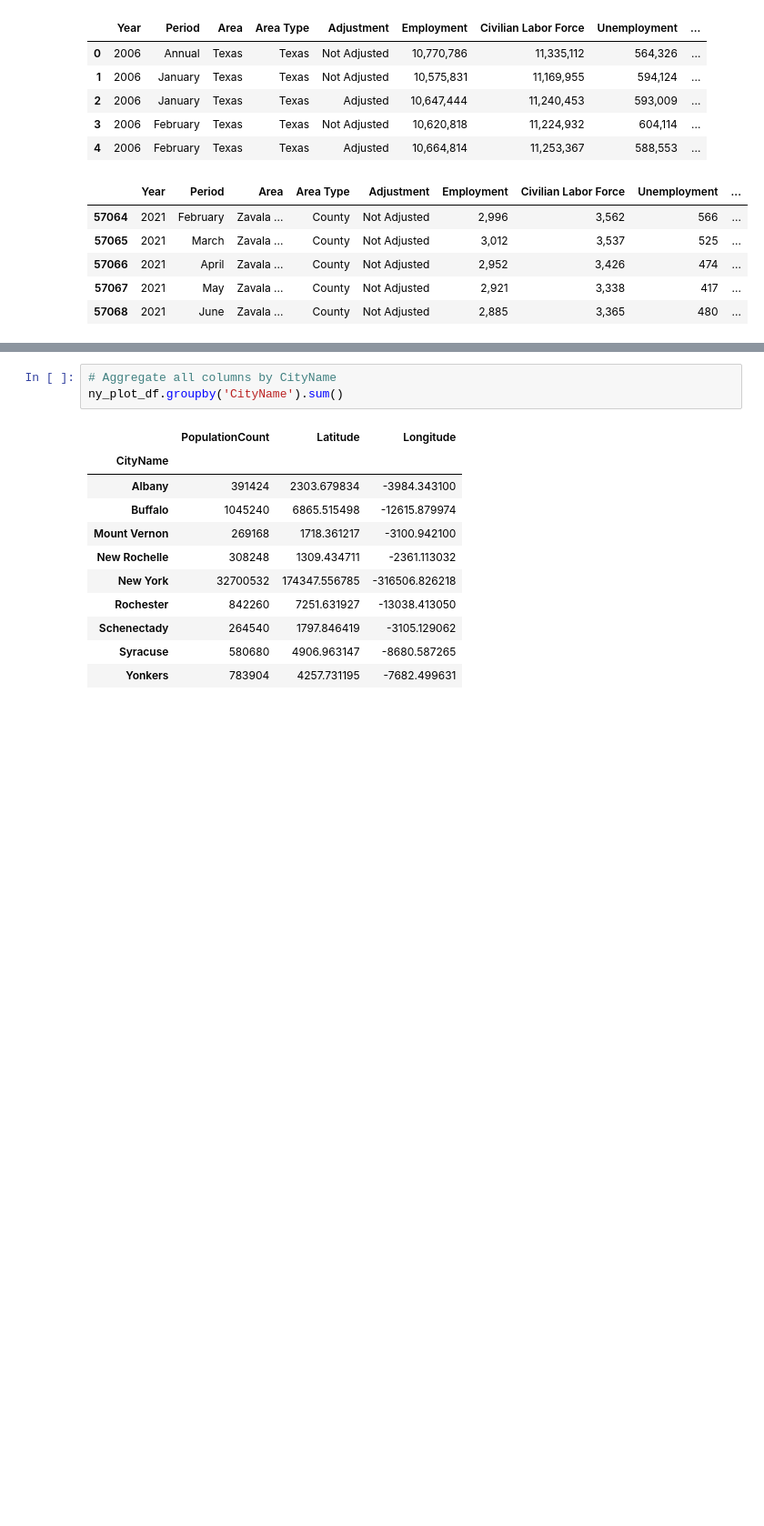
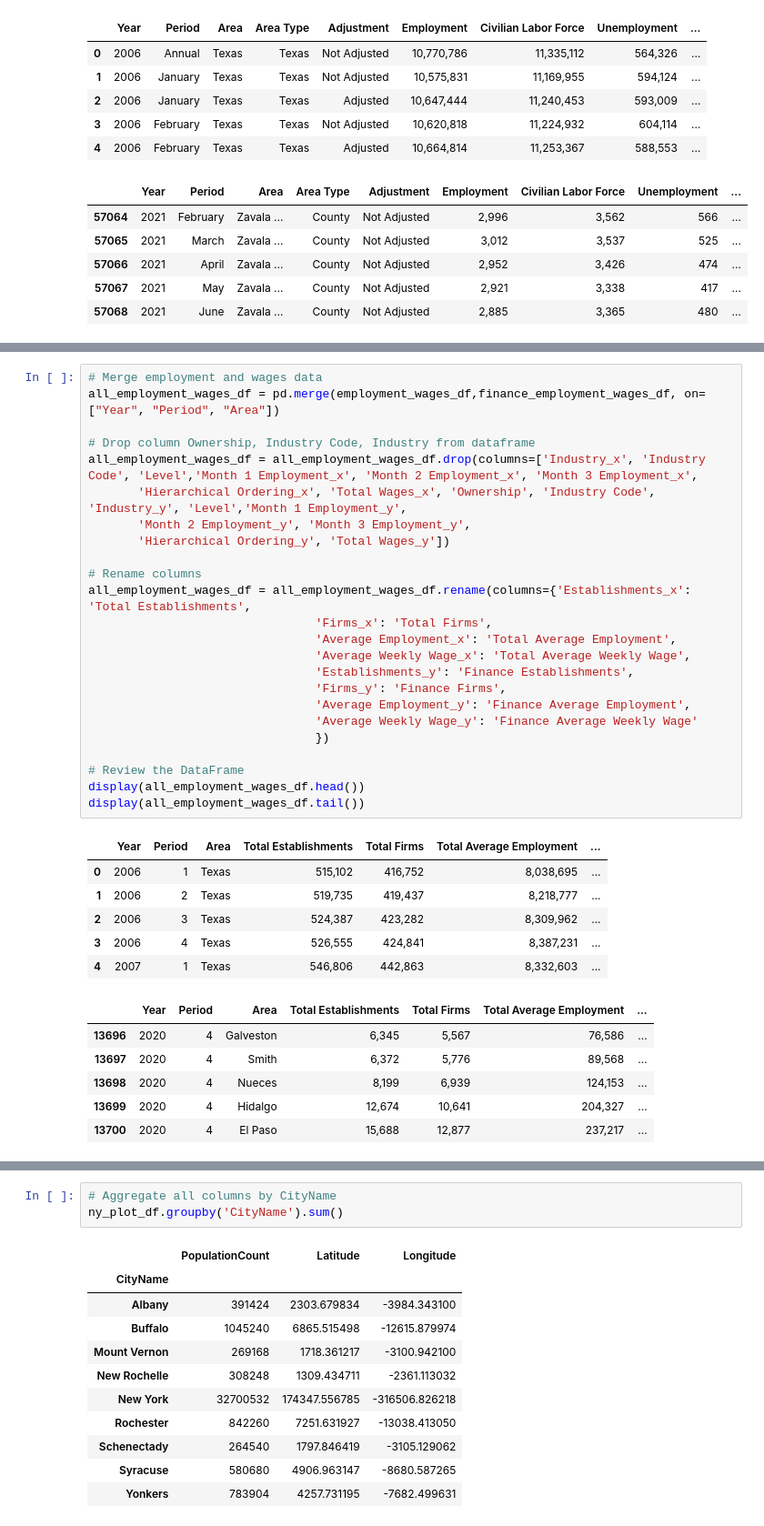
Before and after one commit to JuneB2021/Project1, a Jupyter notebook: Analytics File/unemployment_jb.ipynb, the cells around one changed output, grey strips where cells are left out. Shown: that part at 91% size. Drawn from its saved outputs; the diff is of its cells as text; blank space fills up the shorter version.

```diff
--- a/Analytics File/unemployment_jb.ipynb
+++ b/Analytics File/unemployment_jb.ipynb
@@ -100,2 +111,39 @@ display(unemployment_Rate_df.tail())
+# %%
+# Merge employment and wages data
+all_employment_wages_df = pd.merge(employment_wages_df,finance_employment_wages_df, on=["Year", "Period", "Area"])
+
+# Drop column Ownership, Industry Code, Industry from dataframe
+all_employment_wages_df = all_employment_wages_df.drop(columns=['Industry_x', 'Industry Code', 'Level','Month 1 Employment_x', 'Month 2 Employment_x', 'Month 3 Employment_x',
+       'Hierarchical Ordering_x', 'Total Wages_x', 'Ownership', 'Industry Code', 'Industry_y', 'Level','Month 1 Employment_y',
+       'Month 2 Employment_y', 'Month 3 Employment_y',
+       'Hierarchical Ordering_y', 'Total Wages_y'])
+
+# Rename columns
+all_employment_wages_df = all_employment_wages_df.rename(columns={'Establishments_x': 'Total Establishments',
+                                'Firms_x': 'Total Firms',
+                                'Average Employment_x': 'Total Average Employment',
+                                'Average Weekly Wage_x': 'Total Average Weekly Wage',
+                                'Establishments_y': 'Finance Establishments',
+                                'Firms_y': 'Finance Firms',
+                                'Average Employment_y': 'Finance Average Employment',
+                                'Average Weekly Wage_y': 'Finance Average Weekly Wage'
+                                })
+
+# Review the DataFrame
+display(all_employment_wages_df.head())
+display(all_employment_wages_df.tail())
+# %% [output]
+|  | Year | Period | Area | Total Establishments | Total Firms | Total Average Employment | ... |
+| 0 | 2006 | 1 | Texas | 515,102 | 416,752 | 8,038,695 | ... |
+| 1 | 2006 | 2 | Texas | 519,735 | 419,437 | 8,218,777 | ... |
+| 2 | 2006 | 3 | Texas | 524,387 | 423,282 | 8,309,962 | ... |
+| 3 | 2006 | 4 | Texas | 526,555 | 424,841 | 8,387,231 | ... |
+| 4 | 2007 | 1 | Texas | 546,806 | 442,863 | 8,332,603 | ... |
+|  | Year | Period | Area | Total Establishments | Total Firms | Total Average Employment | ... |
+| 13696 | 2020 | 4 | Galveston | 6,345 | 5,567 | 76,586 | ... |
+| 13697 | 2020 | 4 | Smith | 6,372 | 5,776 | 89,568 | ... |
+| 13698 | 2020 | 4 | Nueces | 8,199 | 6,939 | 124,153 | ... |
+| 13699 | 2020 | 4 | Hidalgo | 12,674 | 10,641 | 204,327 | ... |
+| 13700 | 2020 | 4 | El Paso | 15,688 | 12,877 | 237,217 | ... |
 # %%
 # Filter the DataFrame to include only Texas state data
```
Also changed, not shown: parts of 4 cells of this notebook.
